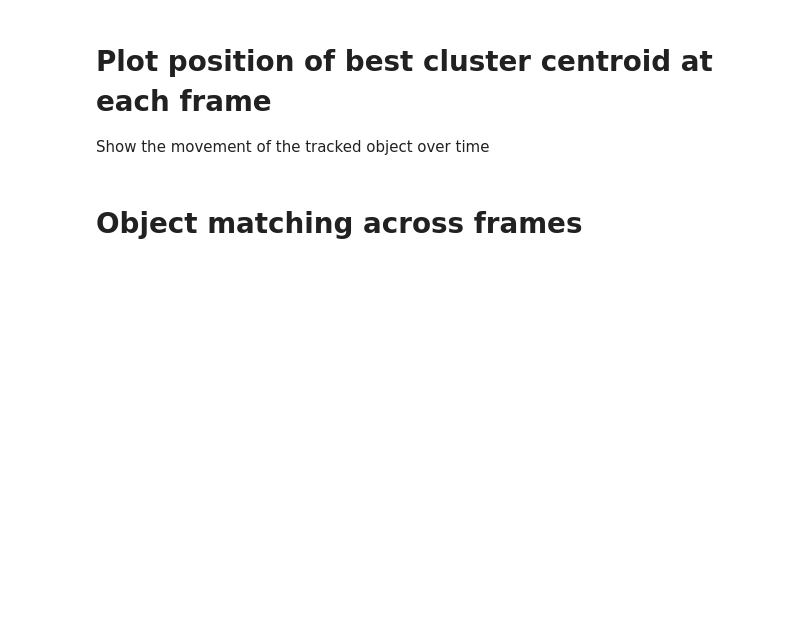
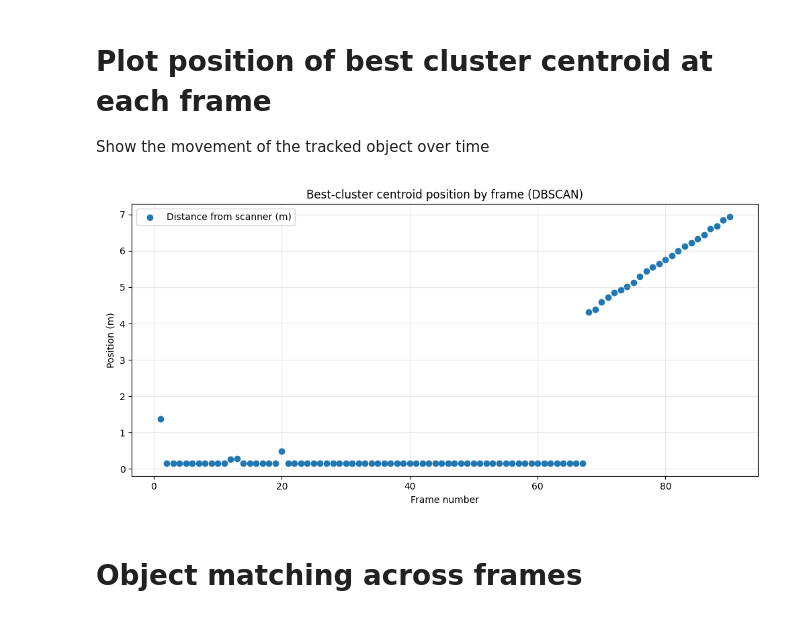
Before and after one commit to dan-gak/Lidar-Object-Detection, a Jupyter notebook: code/open_pcap.ipynb, the cells around one changed output. Saved outputs shown, nothing was run; the diff lists cells and outputs as text; code cells hidden in the pictures; blank space fills up the shorter version.

```diff
--- a/code/open_pcap.ipynb
+++ b/code/open_pcap.ipynb
@@ -333,14 +333,24 @@ association_gate_widget = widgets.FloatText(
 
 
 # Default bounding box includes all points in scene
-scene_minimum = np.min([frame.min(axis=0) for frame in frames], axis=0)
-scene_maximum = np.max([frame.max(axis=0) for frame in frames], axis=0)
+#scene_minimum = np.min([frame.min(axis=0) for frame in frames], axis=0)
+#scene_maximum = np.max([frame.max(axis=0) for frame in frames], axis=0)
+#default_vertices = [
+#    (scene_minimum[0], scene_minimum[1]),
+#    (scene_maximum[0], scene_minimum[1]),
+#    (scene_maximum[0], scene_maximum[1]),
+#    (scene_minimum[0], scene_maximum[1]),
+#]
+
+
+# Default vertices set to vertices used for Outdoor data bounding box
 default_vertices = [
-    (scene_minimum[0], scene_minimum[1]),
-    (scene_maximum[0], scene_minimum[1]),
-    (scene_maximum[0], scene_maximum[1]),
-    (scene_minimum[0], scene_maximum[1]),
+    (-3, -3),
+    (-0.5,-5),
+    (-5,-8.5),
+    (-6,-7),
 ]
+
 bbox_vertex_widgets = [
     (
         widgets.FloatText(value=float(x), description=f"V{index} X (m)"),
@@ -348,8 +358,11 @@ bbox_vertex_widgets = [
     )
     for index, (x, y) in enumerate(default_vertices, start=1)
 ]
-bbox_zmin_widget = widgets.FloatText(value=float(scene_minimum[2]), description="Z min (m)")
-bbox_zmax_widget = widgets.FloatText(value=float(scene_maximum[2]), description="Z max (m)")
+#bbox_zmin_widget = widgets.FloatText(value=float(scene_minimum[2]), description="Z min (m)")
+#bbox_zmax_widget = widgets.FloatText(value=float(scene_maximum[2]), description="Z max (m)")
+
+bbox_zmin_widget = widgets.FloatText(value=0, description="Z min (m)")
+bbox_zmax_widget = widgets.FloatText(value=3, description="Z max (m)")
 manual_box_controls = widgets.VBox([
     widgets.HTML("<b>Manual bounding-box footprint</b>"),
     widgets.HTML("Enter vertices V1-V4 in clockwise or counter-clockwise order."),
@@ -1015,6 +916,10 @@ def plot_centroid_by_frame():
         plt.show()
     else:
         print("No best-cluster centroids found for the selected frames.")
+# %%
+plot_centroid_by_frame()
+# %% [output]
+[figure, added]
 # %% [markdown]
 # Object matching across frames
 # %%
```
Also changed, not shown: parts of 5 cells of this notebook.
